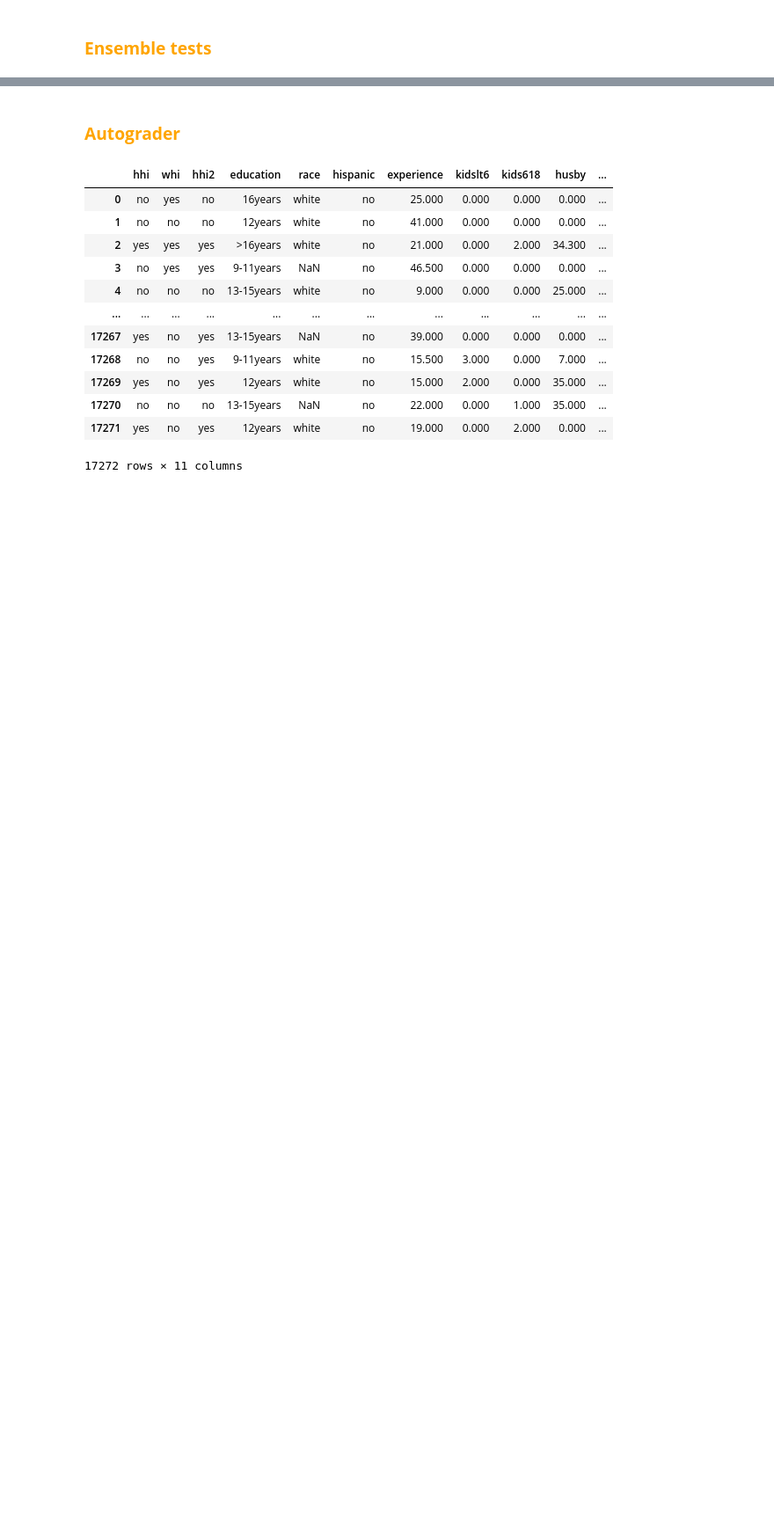
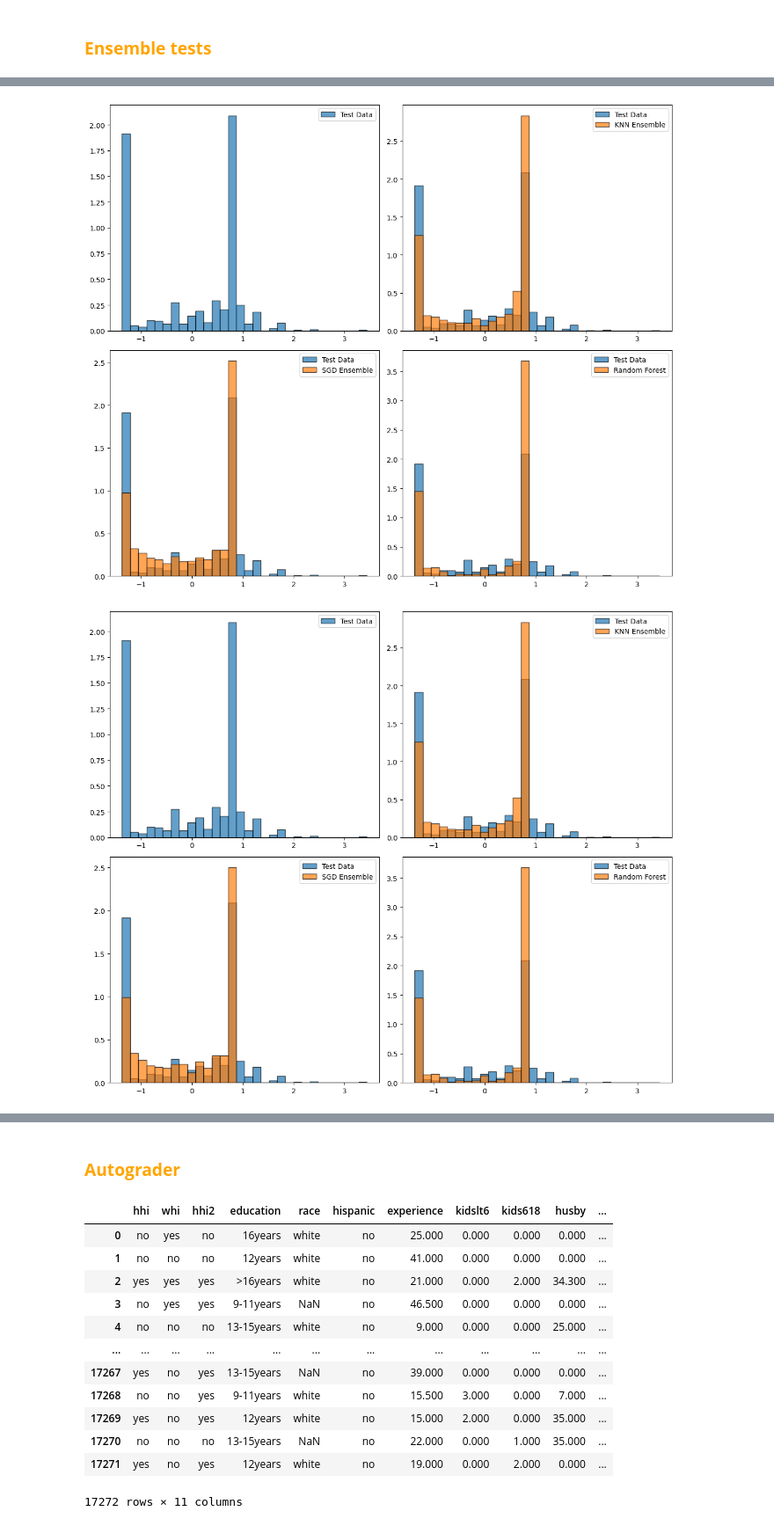
Before and after one commit to Yan-Tavares/ML_Projects, a Jupyter notebook: Final Project/main.ipynb, the cells around one changed output, grey strips where cells are left out. Shown at 88% size. Cells and saved outputs as stored; diff of their text form; code cells hidden in the pictures; blank space fills up the shorter version.

```diff
--- a/Final Project/main.ipynb
+++ b/Final Project/main.ipynb
@@ -392,17 +385,22 @@ Best parameters: {'alpha': 0.0001, 'eta0': 0.0001, 'learning_rate': 'adaptive',
 # %% [markdown]
 ### <font color="orange">  **Ensemble training and validation loss** </font>
 # %%
-def train_models(X_seen,Y_seen,params, model_train_function, n_models = 10, val_size = 0.2):
+def train_and_store_ensemble(models_dict, X_seen, Y_seen, regressor_type, train_function, n_models=10, val_size=0.2):
+    '''
+    This function will train multiple models with the parameters given, based on different data splits.
+    It will store the trained models in the models_dict, and return a list of training losses and validation losses.
+    '''
 
     models_training_loss = []
     models_val_loss = []
     model_list = []
 
+    params = models_dict[regressor_type]['best_param']
 
     for n in range(n_models):
-        X_train, X_val, Y_train, Y_val = train_test_split(X_seen, Y_seen, test_size= val_size, random_state= 42*n)
+        X_train, X_val, Y_train, Y_val = train_test_split(X_seen, Y_seen, test_size=val_size, random_state=42*n)
 
-        model, loss_values = model_train_function(X_train, Y_train, params)
+        model, loss_values = train_function(X_train, Y_train, params)
 
         model_list.append(model)
         models_training_loss.append(loss_values)
@@ -411,9 +409,11 @@ def train_models(X_seen,Y_seen,params, model_train_function, n_models = 10, val_
         val_loss = mean_absolute_error(Y_val, Y_pred)
         models_val_loss.append(val_loss)
 
-    return model_list, models_training_loss, models_val_loss
+    models_dict[regressor_type]['ensemble'] = model_list
 
-n_models = 30
+    return models_training_loss, models_val_loss
+
+n_models = 25
 
 # Create a dataframe to store the validation loss of each model with the mean at the end
 Ensembles_val_loss_1 = pd.DataFrame(index=range(n_models + 1))
@@ -625,0 +584,59 @@ display(test_df_2)
+# %%
+def select_best_models(models_dict, Ensembles_val_loss, model_type, selected_models):
+    '''
+    This function sorts the models in ascending order based on their validation loss.
+    Then it takes their indexes and uses it to retrieve the best models from the models_dict[model_type]['ensemble'].
+    '''
+
+    selected_indices = Ensembles_val_loss[model_type].sort_values(ascending=True).index[:selected_models]
+    models_dict[model_type]['best_ensemble'] = [models_dict[model_type]['ensemble'][index] for index in selected_indices]
+
+def selected_ensemble_predict(models_dict, model_type, X_unseen, Y_unseen, test_df, selected_models):
+    '''
+    This function will predict the unseen data using the selected models and calculate the error.
+    It will store the results in the test_df['BET'] column.
+    It will also use the logistic adjustment to make the adjusted prediction and then calculate the error.
+    It will store the adjusted results in the test_df['BETA'] column.
+    '''
+
+
+    ensemble_pred = [model.predict(X_unseen) for model in models_dict[model_type]['best_ensemble']]
+    test_pred = np.mean(ensemble_pred[:selected_models], axis=0)
+    test_df.loc['BET', model_type] = mean_absolute_error(Y_unseen, test_pred)
+
+    test_pred_adjusted = np.array([soft_max_adjustnent(value) for value in test_pred])
+    test_df.loc['BETA', model_type] = mean_absolute_error(Y_unseen, test_pred_adjusted)
+
+    return test_pred_adjusted
+
+selected_models = 5
+
+#-------------------PIPE 1-------------------
+for model_type in ['KNN', 'SGD', 'Tree']:
+    select_best_models(models_dict_1, Ensembles_val_loss_1, model_type, selected_models)
+
+Y_unseen_pred_KNN_1_adjusted = selected_ensemble_predict(models_dict_1, 'KNN', X_unseen_1, Y_unseen_1, test_df_1, selected_models)
+Y_unseen_pred_SGD_1_adjusted = selected_ensemble_predict(models_dict_1, 'SGD', X_unseen_1, Y_unseen_1, test_df_1, selected_models)
+Y_unseen_pred_Tree_1_adjusted = selected_ensemble_predict(models_dict_1, 'Tree', X_unseen_1, Y_unseen_1, test_df_1, selected_models)
+
+plot_histograms(Y_unseen_1, Y_unseen_pred_KNN_1_adjusted, Y_unseen_pred_SGD_1_adjusted, Y_unseen_pred_Tree_1_adjusted)
+
+
+#-------------------PIPE 2-------------------
+for model_type in ['KNN', 'SGD', 'Tree']:
+    select_best_models(models_dict_2, Ensembles_val_loss_2, model_type, selected_models)
+
+Y_unseen_pred_KNN_2_adjusted = selected_ensemble_predict(models_dict_2, 'KNN', X_unseen_2, Y_unseen_2, test_df_2, selected_models)
+Y_unseen_pred_SGD_2_adjusted = selected_ensemble_predict(models_dict_2, 'SGD', X_unseen_2, Y_unseen_2, test_df_2, selected_models)
+Y_unseen_pred_Tree_2_adjusted = selected_ensemble_predict(models_dict_2, 'Tree', X_unseen_2, Y_unseen_2, test_df_2, selected_models)
+
+plot_histograms(Y_unseen_2, Y_unseen_pred_KNN_2_adjusted, Y_unseen_pred_SGD_2_adjusted, Y_unseen_pred_Tree_2_adjusted)
+
+
+
+
+display(test_df_1 * 18.707)
+display(test_df_2)
+# %% [output]
+[figure, added]
+[figure, added]
```
Also changed, not shown: parts of 10 cells of this notebook.
